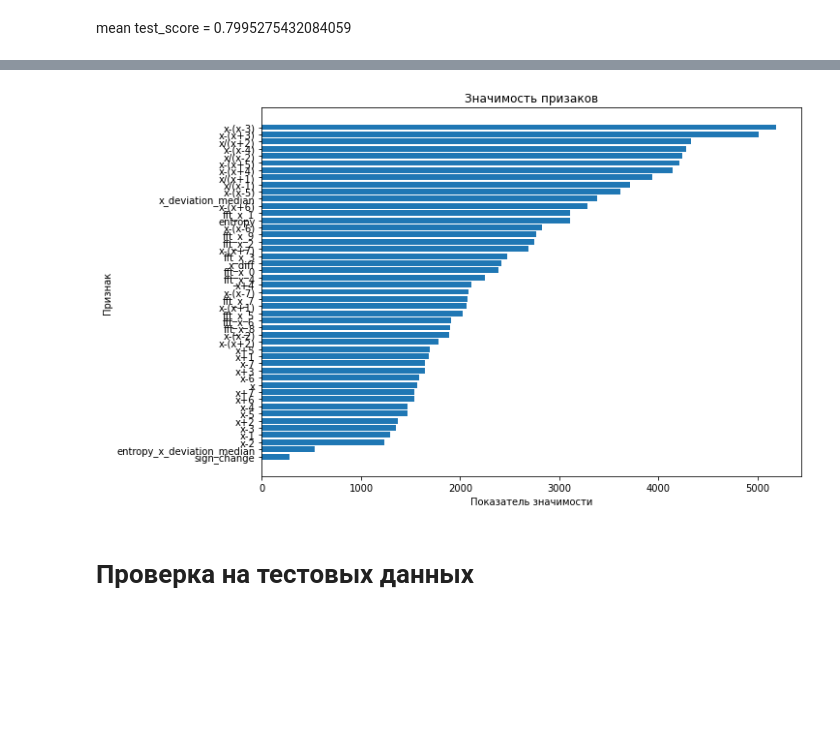
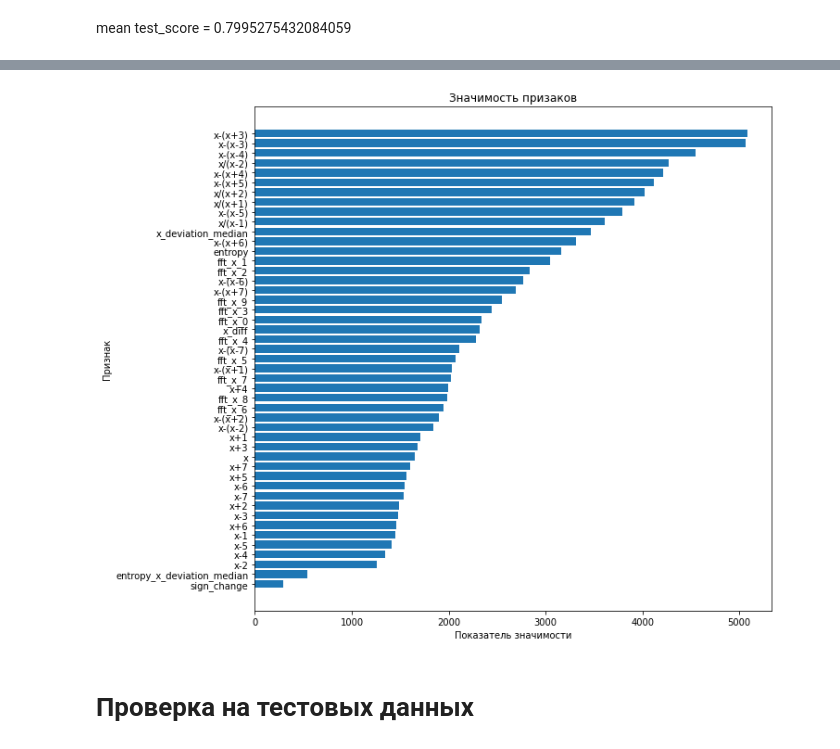
Before and after one commit to mmezhov/cardiospike, a Jupyter notebook: pipelines/cardiospike-isd-pipeline-10.ipynb, the cells around one changed output, grey strips where cells are left out. Saved outputs shown, nothing was run; the diff lists cells and outputs as text; code cells hidden in the pictures; blank space fills up the shorter version.

```diff
--- a/pipelines/cardiospike-isd-pipeline-10.ipynb
+++ b/pipelines/cardiospike-isd-pipeline-10.ipynb
@@ -31,10 +31,10 @@ def make_XY(df):
     scaler = StandardScaler().fit(X.to_numpy())
     X = scaler.transform(X.to_numpy())
 
-    with open('scaler-mms-pipeline-4.pkl', 'wb') as f:
+    with open('scaler-isd-pipeline-10.pkl', 'wb') as f:
         pickle.dump(scaler, f)
 
-    print('scaler-mms-pipeline-4.pkl was saved in output directory')
+    print('scaler-isd-pipeline-10.pkl was saved in output directory')
 
     return X, y
 
@@ -154,7 +154,7 @@ def make_dataset(data):
 # %% [markdown]
 # Данные
 # %%
-data = pd.read_csv('data/train.csv')
+data = pd.read_csv('../input/cardiospikecompetition/train.csv')
 
 index_to_drop = data[data.id==107].loc[17186:].index
 data.drop(index=index_to_drop, inplace=True)
@@ -196,14 +196,14 @@ mean test_score = 0.7964089088850513
 # %%
 importance = model.feature_importances_
 features = df.drop(['y','id','time'],axis=1).columns
 
 sorted_indexes = np.argsort(importance)
-fig = plt.figure(figsize=(10,7))
+fig = plt.figure(figsize=(10,10))
 plt.barh(y=features[sorted_indexes], width=importance[sorted_indexes])
 plt.title('Значимость призаков')
 plt.xlabel('Показатель значимости')
 plt.ylabel('Признак')
 plt.show()
 # %% [output]
-[figure, old version]
+[figure, new version]
 # %%
```
Also changed, not shown: parts of 9 cells of this notebook, 6 other files.
